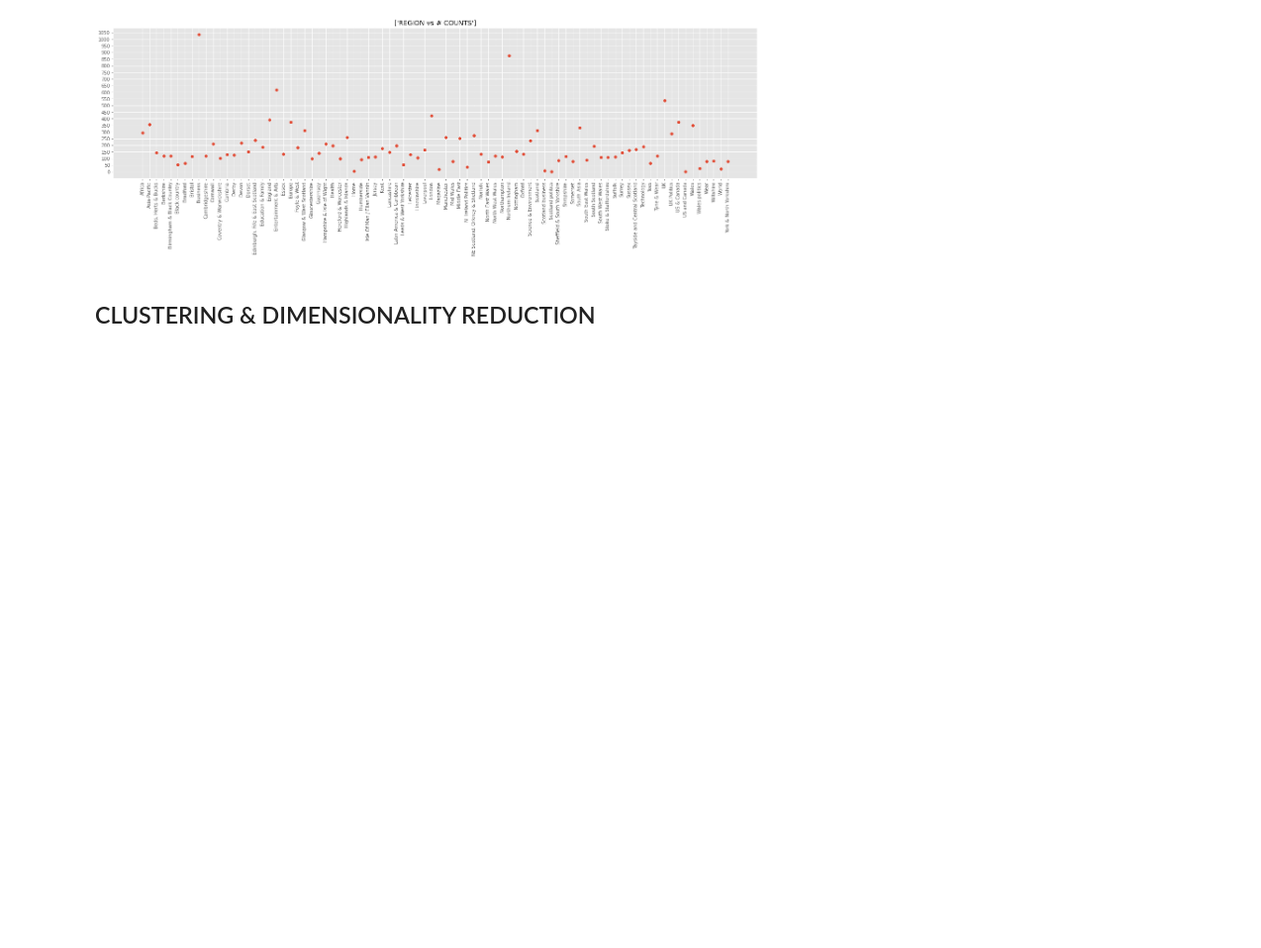
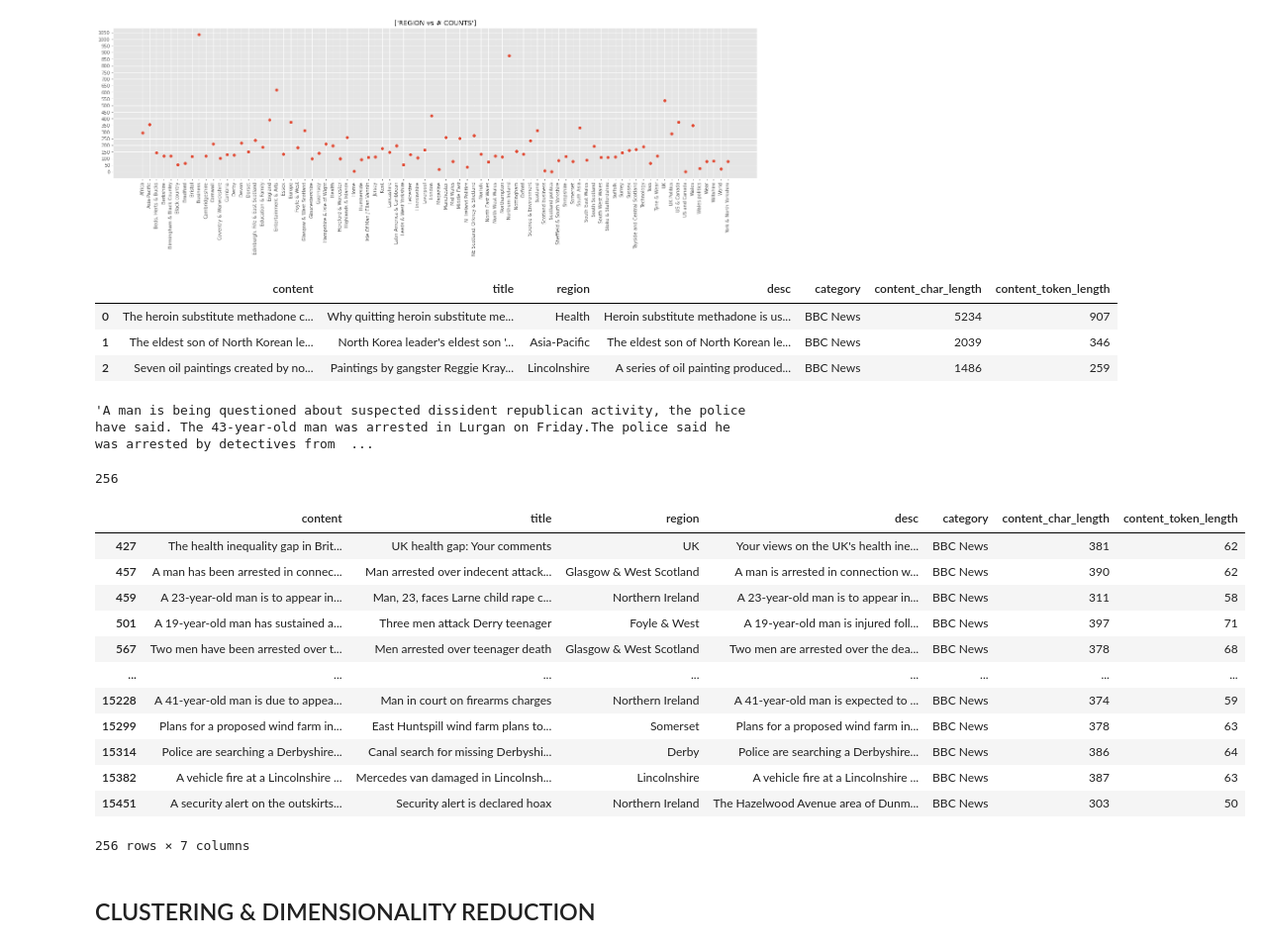
Before and after one commit to malinphy/e_repo, a Jupyter notebook: bbc_data_EDA.ipynb, the cells around one changed output. Shown: that part at 99% size. Cells and saved outputs as stored; diff of their text form; code cells hidden in the pictures; blank space fills up the shorter version.

```diff
--- a/bbc_data_EDA.ipynb
+++ b/bbc_data_EDA.ipynb
@@ -147,6 +147,44 @@ plt.title(['REGION vs # COUNTS']);
 #     print('TITLE:', df_clean['title'][index_num])
 #     print('REGION:', df_clean['region'][index_num])
 #     print('DESC:', df_clean['desc'][index_num])
+# %%
+def char_counter(x):
+    return  len(x)
+
+def token_counter(x):
+    return len(x.split())
+
+df_clean['content_char_length'] = df_clean['content'].apply(char_counter)
+df_clean['content_token_length'] = df_clean['content'].apply(token_counter)
+# %%
+df_clean.head(3)
+# %% [output]
+|  | content | title | region | desc | category | content_char_length | content_token_length |
+| 0 | The heroin substitute methadone c... | Why quitting heroin substitute me... | Health | Heroin substitute methadone is us... | BBC News | 5234 | 907 |
+| 1 | The eldest son of North Korean le... | North Korea leader's eldest son '... | Asia-Pacific | The eldest son of North Korean le... | BBC News | 2039 | 346 |
+| 2 | Seven oil paintings created by no... | Paintings by gangster Reggie Kray... | Lincolnshire | A series of oil painting produced... | BBC News | 1486 | 259 |
+# %%
+df_clean['content'][10699]
+# %% [output]
+'A man is being questioned about suspected dissident republican activity, the police have said. The 43-year-old man was arrested in Lurgan on Friday.The police said he was arrested by detectives from  ...
+# %%
+print(len(df_clean[df_clean['content_char_length'] < 400]))
+df_clean[df_clean['content_char_length'] < 400]
+# %% [output]
+256
+|  | content | title | region | desc | category | content_char_length | content_token_length |
+| 427 | The health inequality gap in Brit... | UK health gap: Your comments | UK | Your views on the UK's health ine... | BBC News | 381 | 62 |
+| 457 | A man has been arrested in connec... | Man arrested over indecent attack... | Glasgow & West Scotland | A man is arrested in connection w... | BBC News | 390 | 62 |
+| 459 | A 23-year-old man is to appear in... | Man, 23, faces Larne child rape c... | Northern Ireland | A 23-year-old man is to appear in... | BBC News | 311 | 58 |
+| 501 | A 19-year-old man has sustained a... | Three men attack Derry teenager | Foyle & West | A 19-year-old man is injured foll... | BBC News | 397 | 71 |
+| 567 | Two men have been arrested over t... | Men arrested over teenager death | Glasgow & West Scotland | Two men are arrested over the dea... | BBC News | 378 | 68 |
+| ... | ... | ... | ... | ... | ... | ... | ... |
+| 15228 | A 41-year-old man is due to appea... | Man in court on firearms charges | Northern Ireland | A 41-year-old man is expected to ... | BBC News | 374 | 59 |
+| 15299 | Plans for a proposed wind farm in... | East Huntspill wind farm plans to... | Somerset | Plans for a proposed wind farm in... | BBC News | 378 | 63 |
+| 15314 | Police are searching a Derbyshire... | Canal search for missing Derbyshi... | Derby | Police are searching a Derbyshire... | BBC News | 386 | 64 |
+| 15382 | A vehicle fire at a Lincolnshire ... | Mercedes van damaged in Lincolnsh... | Lincolnshire | A vehicle fire at a Lincolnshire ... | BBC News | 387 | 63 |
+| 15451 | A security alert on the outskirts... | Security alert is declared hoax | Northern Ireland | The Hazelwood Avenue area of Dunm... | BBC News | 303 | 50 |
+256 rows × 7 columns
 # %% [markdown]
 ## CLUSTERING & DIMENSIONALITY REDUCTION
 # %%
```
Also changed, not shown: parts of 4 cells of this notebook.
